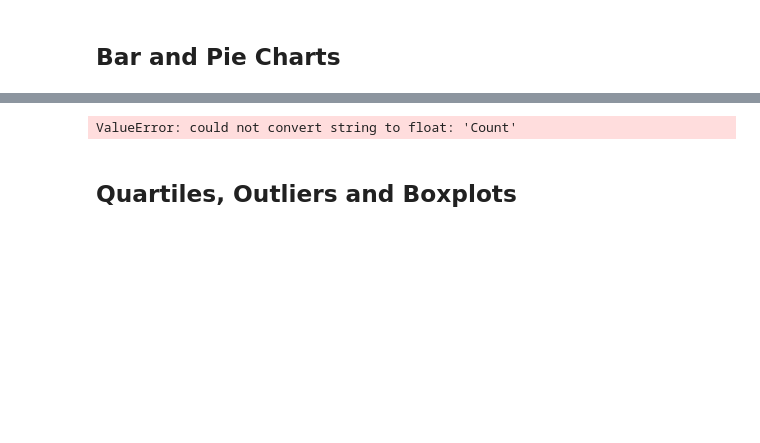
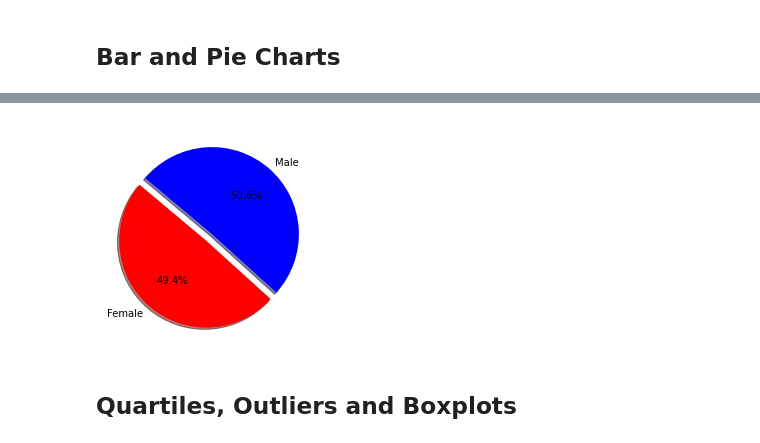
Before and after one commit to dgooden123/matplotlib-challenge, a Jupyter notebook: pymaceuticals_starter.ipynb, the cells around one changed output, grey strips where cells are left out. Drawn from its saved outputs; the diff is of its cells as text; code cells hidden in the pictures; blank space fills up the shorter version.

```diff
--- a/pymaceuticals_starter.ipynb
+++ b/pymaceuticals_starter.ipynb
@@ -123,15 +139,16 @@ TypeError: '<' not supported between instances of 'str' and 'int'
 # %%
 # Generate a pie plot showing the distribution of female versus male mice using pyplot
-labels = ["Females", "Males"]
+genders=gender_group.index
 
 # The colors of each section of the pie chart
 colors = ["red", "blue"]
 
 explode = (0.1, 0)
-plt.pie("Count", explode=explode, labels=labels, colors=colors,
+plt.pie(gender_group, explode=explode, labels=genders, colors=colors,
         autopct="%1.1f%%", shadow=True, startangle=140)
+plt.show()
 # %% [output]
-ValueError: could not convert string to float: 'Count'
+[figure, added]
 # %% [markdown]
 ## Quartiles, Outliers and Boxplots
 # %%
```
Also changed, not shown: parts of 8 cells of this notebook.
